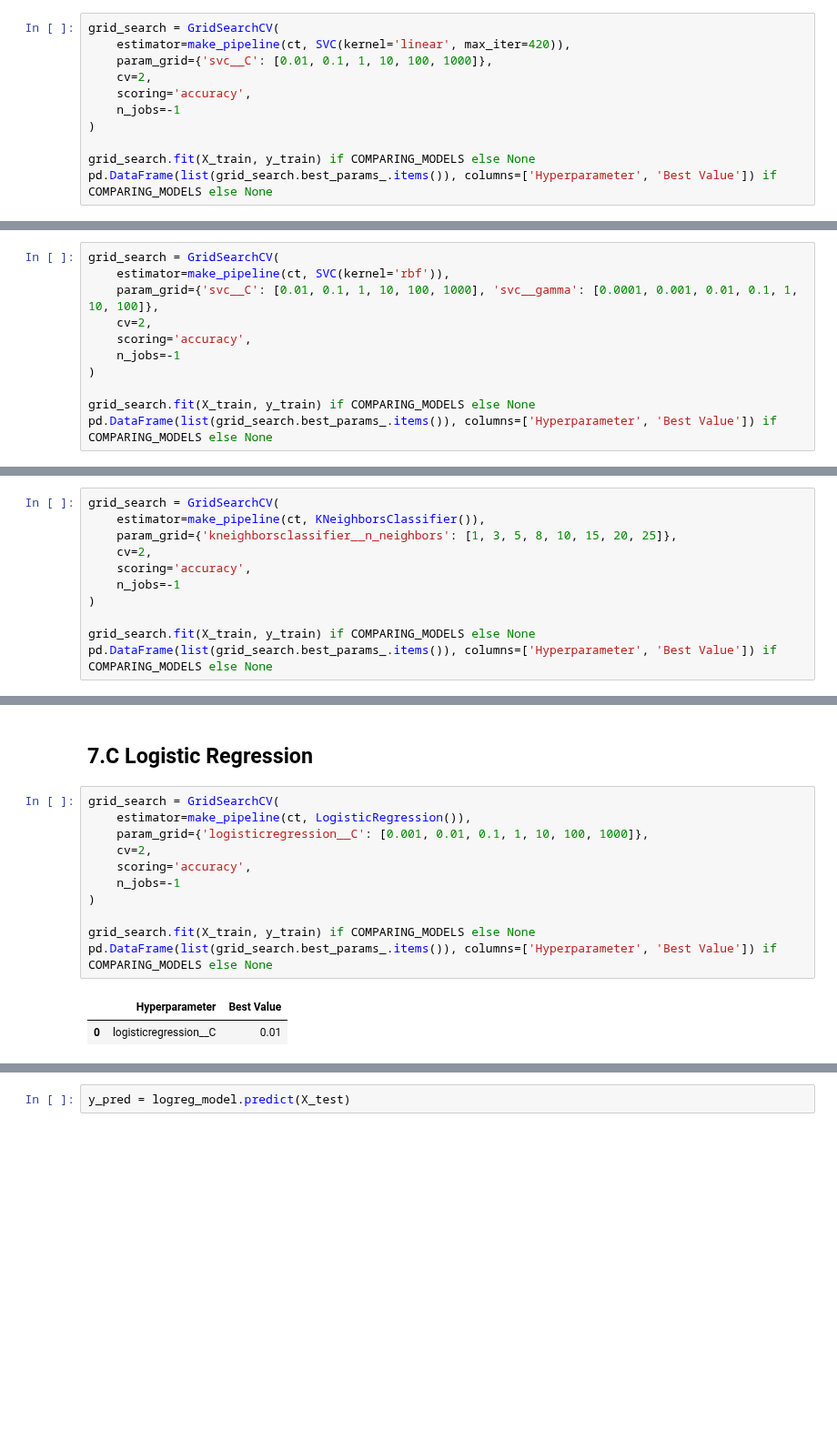
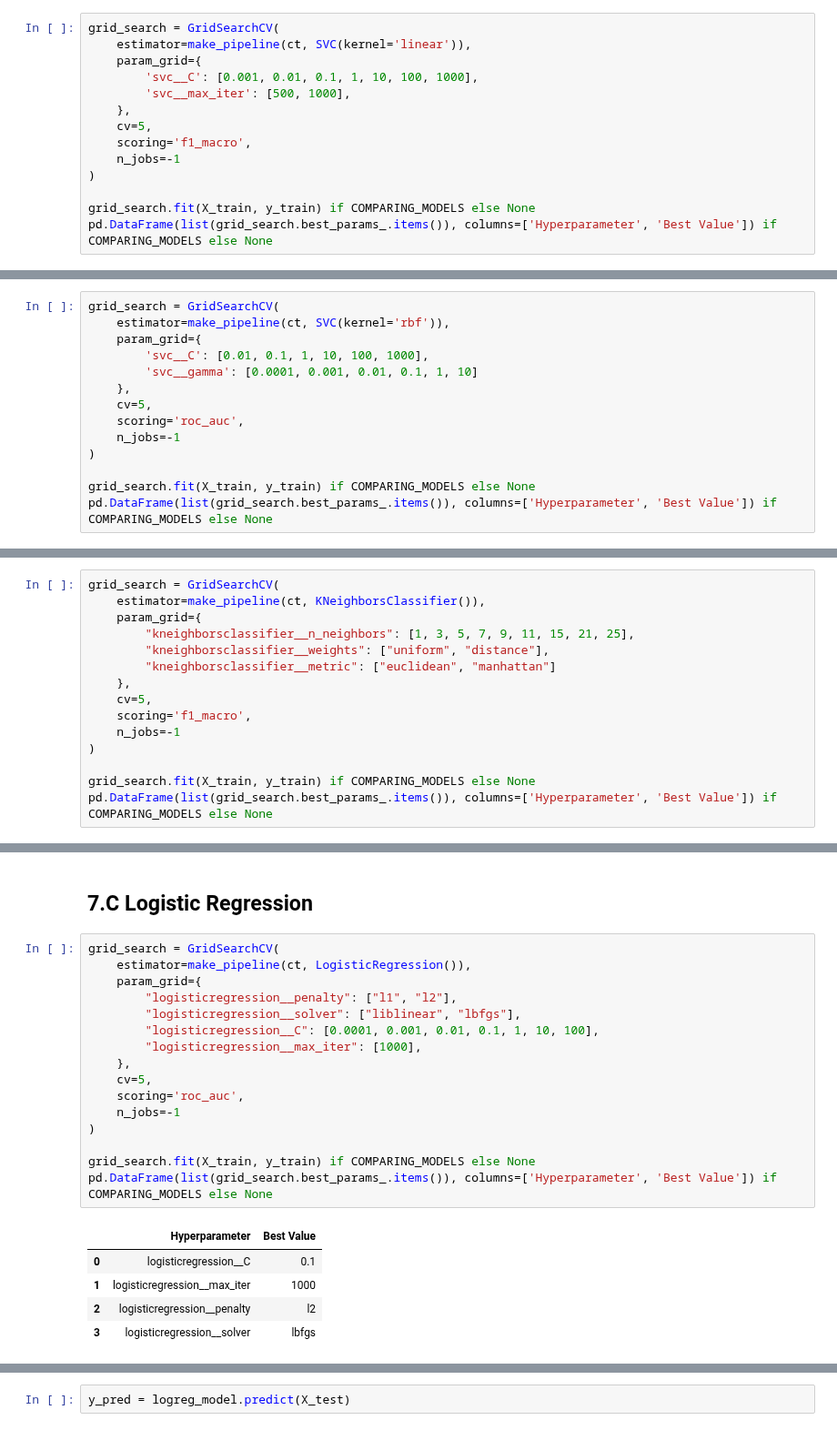
Before and after one commit to SearParsley/cs4320-spaceship-titanic-project, a Jupyter notebook: checkpoints/presentation.ipynb, the cells around one changed output, grey strips where cells are left out. Shown at 91% size. Cells and saved outputs as stored; diff of their text form; blank space fills up the shorter version.

```diff
--- a/checkpoints/presentation.ipynb
+++ b/checkpoints/presentation.ipynb
@@ -287,10 +287,13 @@ def mean_std_cross_val_scores(model, X_train, y_train, **kwargs):
 ### Linear Kernel
 # %%
 grid_search = GridSearchCV(
-    estimator=make_pipeline(ct, SVC(kernel='linear', max_iter=420)),
-    param_grid={'svc__C': [0.01, 0.1, 1, 10, 100, 1000]},
-    cv=2,
-    scoring='accuracy',
+    estimator=make_pipeline(ct, SVC(kernel='linear')),
+    param_grid={
+        'svc__C': [0.001, 0.01, 0.1, 1, 10, 100, 1000],
+        'svc__max_iter': [500, 1000],
+    },
+    cv=5,
+    scoring='f1_macro',
     n_jobs=-1
 )
 
@@ -318,9 +322,12 @@ sub.to_csv("../predictions/svm_linear_optimized.csv")
 # %%
 grid_search = GridSearchCV(
     estimator=make_pipeline(ct, SVC(kernel='rbf')),
-    param_grid={'svc__C': [0.01, 0.1, 1, 10, 100, 1000], 'svc__gamma': [0.0001, 0.001, 0.01, 0.1, 1, 10, 100]},
-    cv=2,
-    scoring='accuracy',
+    param_grid={
+        'svc__C': [0.01, 0.1, 1, 10, 100, 1000],
+        'svc__gamma': [0.0001, 0.001, 0.01, 0.1, 1, 10]
+    },
+    cv=5,
+    scoring='roc_auc',
     n_jobs=-1
 )
 
@@ -349,9 +356,13 @@ sub.to_csv("../predictions/svm_rbf_optimized.csv")
 # %%
 grid_search = GridSearchCV(
     estimator=make_pipeline(ct, KNeighborsClassifier()),
-    param_grid={'kneighborsclassifier__n_neighbors': [1, 3, 5, 8, 10, 15, 20, 25]},
-    cv=2,
-    scoring='accuracy',
+    param_grid={
+        "kneighborsclassifier__n_neighbors": [1, 3, 5, 7, 9, 11, 15, 21, 25],
+        "kneighborsclassifier__weights": ["uniform", "distance"],
+        "kneighborsclassifier__metric": ["euclidean", "manhattan"]
+    },
+    cv=5,
+    scoring='f1_macro',
     n_jobs=-1
 )
 
@@ -379,15 +392,23 @@ sub.to_csv("../predictions/knn.csv")
 # %%
 grid_search = GridSearchCV(
     estimator=make_pipeline(ct, LogisticRegression()),
-    param_grid={'logisticregression__C': [0.001, 0.01, 0.1, 1, 10, 100, 1000]},
-    cv=2,
-    scoring='accuracy',
+    param_grid={
+        "logisticregression__penalty": ["l1", "l2"],
+        "logisticregression__solver": ["liblinear", "lbfgs"],
+        "logisticregression__C": [0.0001, 0.001, 0.01, 0.1, 1, 10, 100],
+        "logisticregression__max_iter": [1000],
+    },
+    cv=5,
+    scoring='roc_auc',
     n_jobs=-1
 )
 
 grid_search.fit(X_train, y_train) if COMPARING_MODELS else None
 pd.DataFrame(list(grid_search.best_params_.items()), columns=['Hyperparameter', 'Best Value']) if COMPARING_MODELS else None
 # %% [output]
 |  | Hyperparameter | Best Value |
-| 0 | logisticregression__C | 0.01 |
+| 0 | logisticregression__C | 0.1 |
+| 1 | logisticregression__max_iter | 1000 |
+| 2 | logisticregression__penalty | l2 |
+| 3 | logisticregression__solver | lbfgs |
 # %%
```
Also changed, not shown: parts of 24 cells of this notebook.
